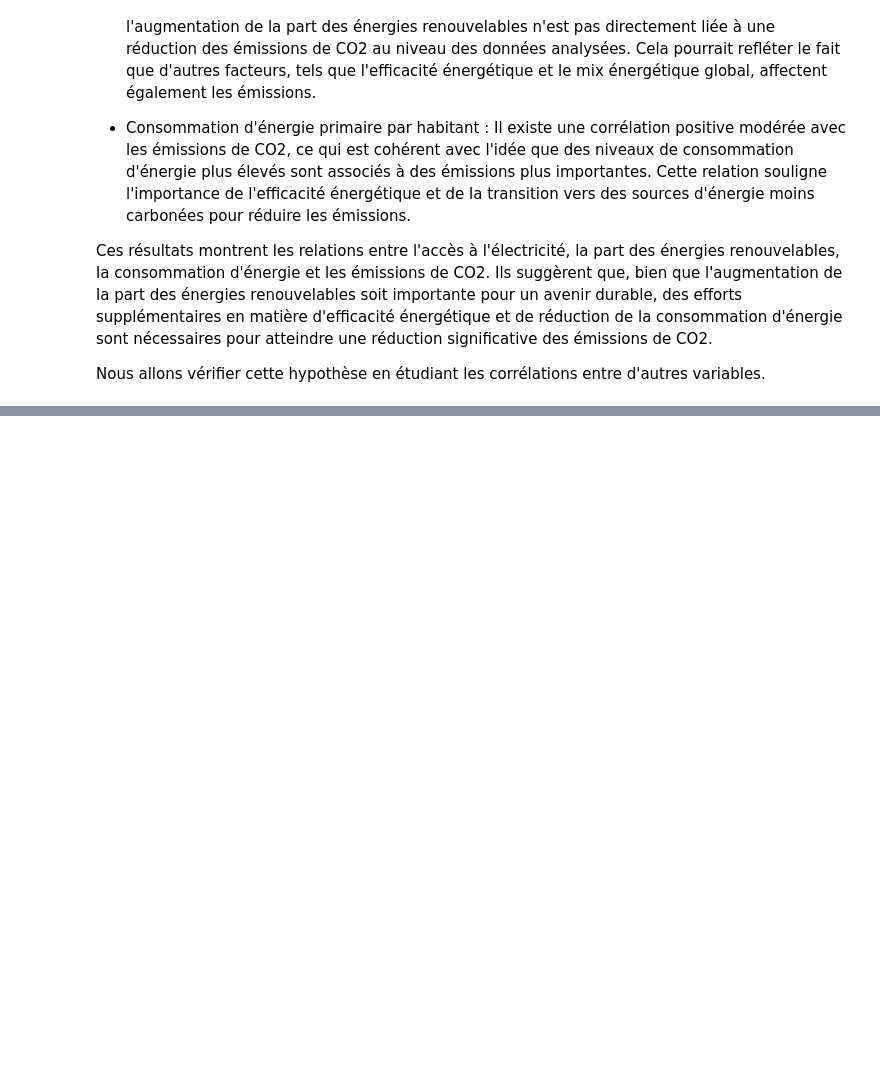
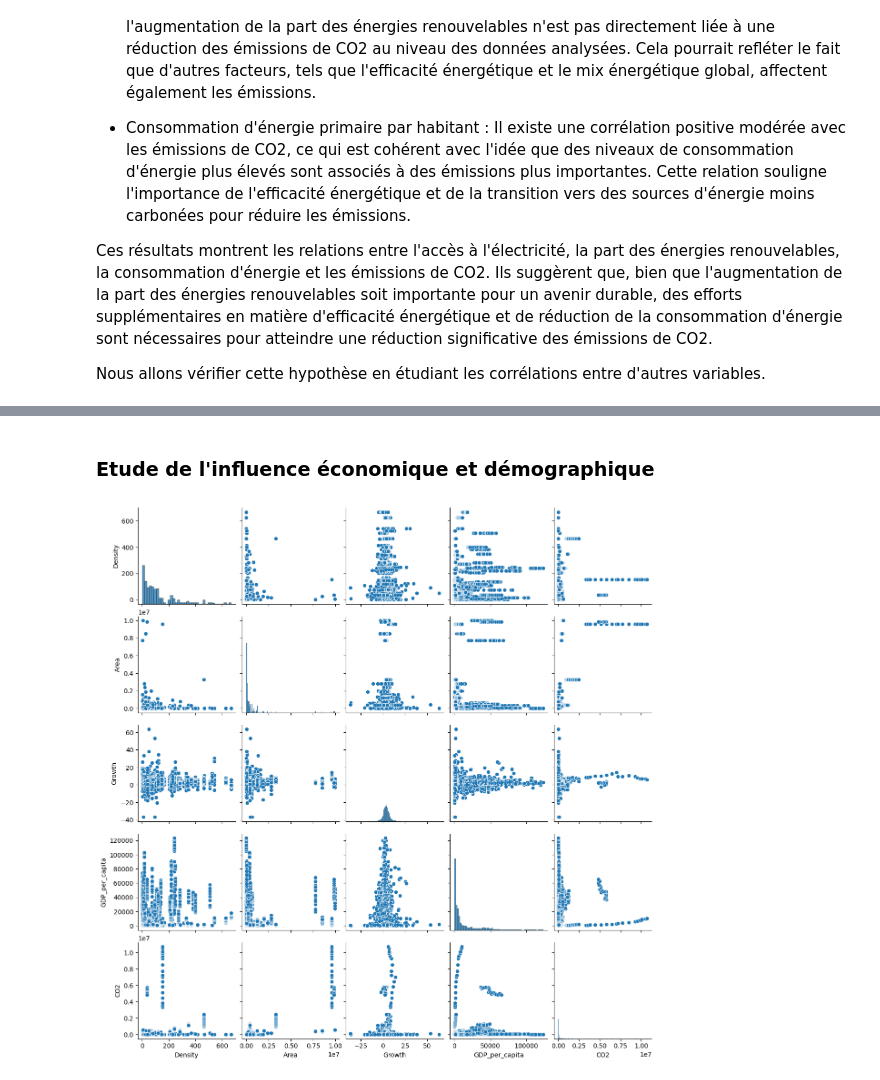
Before and after one commit to manonjulia/ProjetML, a Jupyter notebook: Comment.ipynb, the cells around one changed output, grey strips where cells are left out. Cells and saved outputs as stored; diff of their text form; code cells hidden in the pictures; blank space fills up the shorter version.

```diff
--- a/Comment.ipynb
+++ b/Comment.ipynb
@@ -534,0 +585,17 @@ Nous allons vérifier cette hypothèse en étudiant les corrélations entre d'au
+# %% [markdown]
+### Etude de l'influence économique et démographique
+# %%
+# Sélectionner quelques variables clés pour l'analyse
+variables_to_analyze = [
+    'Density',
+    'Area',
+    'Growth',
+    'GDP_per_capita',
+    'CO2'
+]
+
+# Créer des scatter plots pour chaque paire de variables
+sns.pairplot(data[variables_to_analyze])
+plt.show()
+# %% [output]
+[figure, added]
```
Also changed, not shown: parts of 32 cells of this notebook.
